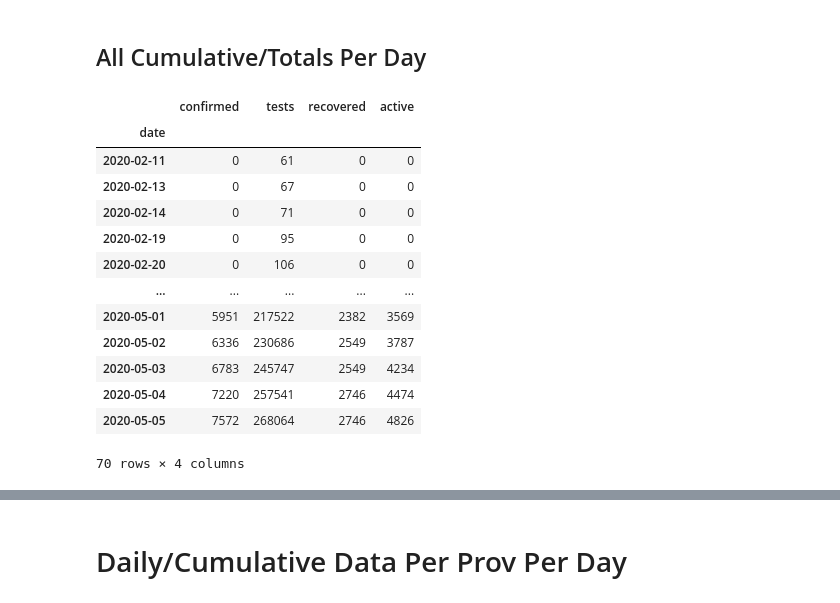
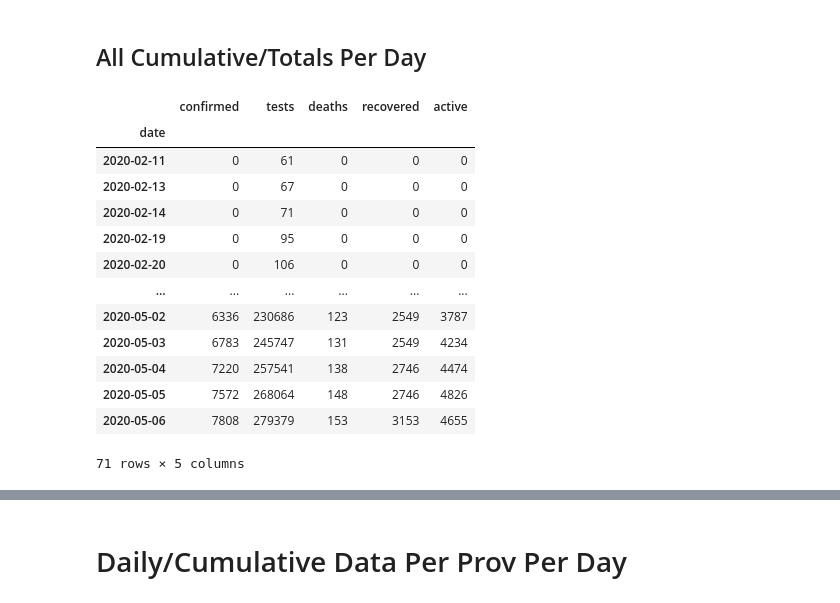
Before and after one commit to SimonRosen173/Covid19SAData, a Jupyter notebook: Data_Preprocessing_Neater.ipynb, the cells around one changed output, grey strips where cells are left out. Cells and saved outputs as stored; diff of their text form; code cells hidden in the pictures.

Commit message:
Data updated & provinces page added

```diff
--- a/Data_Preprocessing_Neater.ipynb
+++ b/Data_Preprocessing_Neater.ipynb
@@ -208,30 +204,31 @@ active_data
 # %%
 all_cum_data = confirmed_data[['cum_no']].rename({"cum_no":"confirmed"}, axis =1)
 all_cum_data = pd.concat([
     all_cum_data,
     tests_data[['cum_no']].rename({"cum_no":"tests"},axis=1),
+    deaths_data[['cum_no']].rename({"cum_no":"deaths"},axis=1),
     recovered_data[['cum_no']].rename({"cum_no":"recovered"},axis=1),
     active_data[['cum_no']].rename({"cum_no":"active"},axis=1),
 
 ], axis=1)
 # all_cum_data['recovered'] = recovered_data['cum_no']
 # all_cum_data['active'] = active_data['cum_no']
 all_cum_data.ffill(inplace=True)
 all_cum_data.fillna(0, inplace=True)
 all_cum_data = all_cum_data.astype('int32')
 all_cum_data
 # %% [output]
-|  | confirmed | tests | recovered | active |
-| date |  |  |  |  |
-| 2020-02-11 | 0 | 61 | 0 | 0 |
-| 2020-02-13 | 0 | 67 | 0 | 0 |
-| 2020-02-14 | 0 | 71 | 0 | 0 |
-| 2020-02-19 | 0 | 95 | 0 | 0 |
-| 2020-02-20 | 0 | 106 | 0 | 0 |
-| ... | ... | ... | ... | ... |
-| 2020-05-01 | 5951 | 217522 | 2382 | 3569 |
-| 2020-05-02 | 6336 | 230686 | 2549 | 3787 |
-| 2020-05-03 | 6783 | 245747 | 2549 | 4234 |
-| 2020-05-04 | 7220 | 257541 | 2746 | 4474 |
-| 2020-05-05 | 7572 | 268064 | 2746 | 4826 |
+|  | confirmed | tests | deaths | recovered | active |
+| date |  |  |  |  |  |
+| 2020-02-11 | 0 | 61 | 0 | 0 | 0 |
+| 2020-02-13 | 0 | 67 | 0 | 0 | 0 |
+| 2020-02-14 | 0 | 71 | 0 | 0 | 0 |
+| 2020-02-19 | 0 | 95 | 0 | 0 | 0 |
+| 2020-02-20 | 0 | 106 | 0 | 0 | 0 |
+| ... | ... | ... | ... | ... | ... |
+| 2020-05-02 | 6336 | 230686 | 123 | 2549 | 3787 |
+| 2020-05-03 | 6783 | 245747 | 131 | 2549 | 4234 |
+| 2020-05-04 | 7220 | 257541 | 138 | 2746 | 4474 |
+| 2020-05-05 | 7572 | 268064 | 148 | 2746 | 4826 |
+| 2020-05-06 | 7808 | 279379 | 153 | 3153 | 4655 |
-70 rows × 4 columns
+71 rows × 5 columns
```
Also changed, not shown: parts of 28 cells of this notebook, 37 other files.
